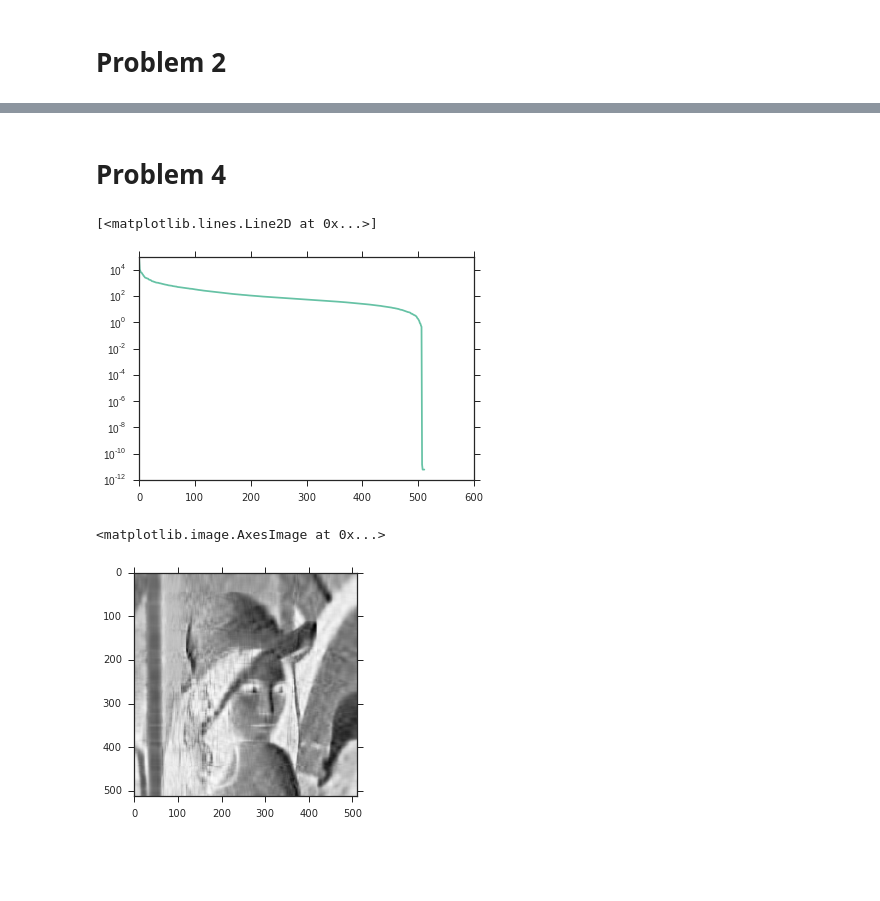
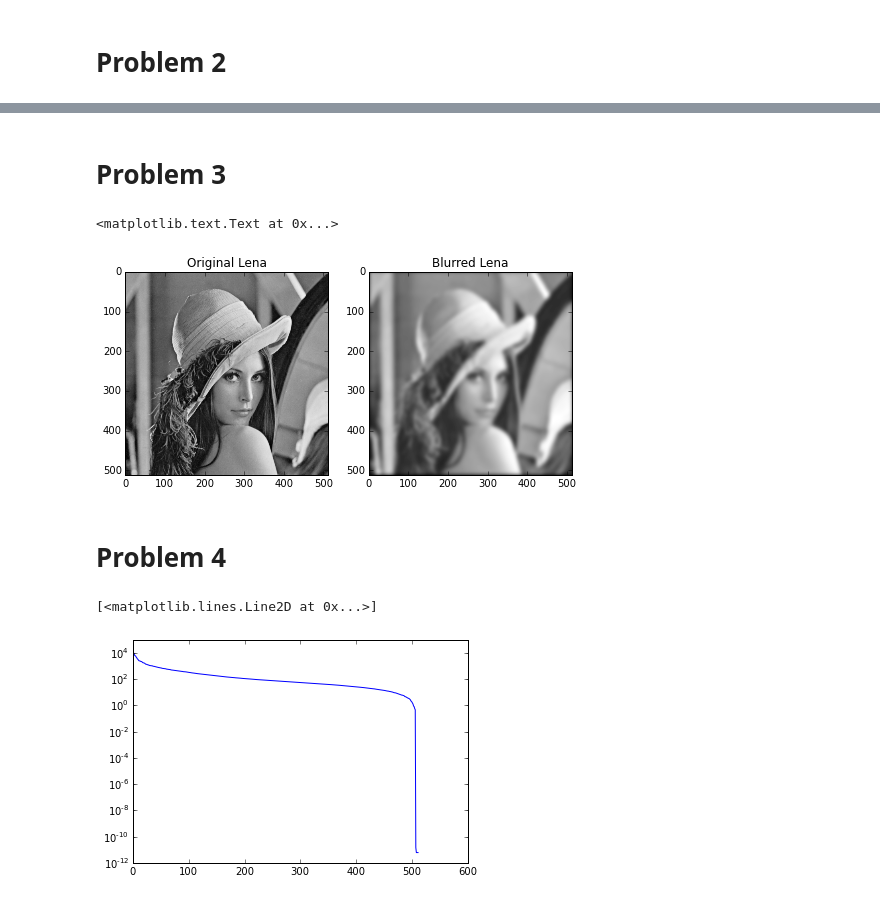
Before and after one commit to silkbottle/nla-hometasks, a Jupyter notebook: homework-2.ipynb, the cells around one changed output, grey strips where cells are left out. Cells and saved outputs as stored; diff of their text form; code cells hidden in the pictures; blank space fills up the shorter version.

Commit message:
add 3d problem

```diff
--- a/homework-2.ipynb
+++ b/homework-2.ipynb
@@ -116,0 +122,2 @@ print np.linalg.norm(A.dot(B) - strassen(A, B))
+# %% [markdown]
+# Problem 3
@@ -117,20 +210,30 @@ print np.linalg.norm(A.dot(B) - strassen(A, B))
+# %%
+def fast_convolution2d(alpha, x):
+    (n, m) = x.shape
+    x_ind = np.append(np.arange(n), np.arange(n - 1) - n + 1)
+    y_ind = np.append(np.arange(m), np.arange(m - 1) - m + 1)
+    i, j = np.meshgrid(x_ind, y_ind)
+    v = np.copy(x)
+    v = np.pad(v, ((0, n - 1), (0, m - 1)), 'constant')
+    T = alpha / np.pi * np.exp(-alpha * (i ** 2 + j ** 2))
+    return np.real(np.fft.ifft2(np.fft.fft2(T) * np.fft.fft2(v))[:n, :m])
+
+from scipy import misc
+lena = misc.lena()
+smooth_lena = fast_convolution2d(1./50, lena)
+fig, ax = plt.subplots(1, 2, figsize=(8, 4))
+ax[0].imshow(lena, cmap = 'gray')
+ax[0].set_title('Original Lena')
+ax[1].imshow(smooth_lena, cmap = 'gray')
+ax[1].set_title('Blurred Lena')
+# %% [output]
+<matplotlib.text.Text at 0x...>
+[figure, added]
 # %% [markdown]
 # Problem 4
 # %%
-from scipy import misc
-lena = misc.lena()
 U, s, V = np.linalg.svd(lena)
 plt.semilogy(s)
 # %% [output]
 [<matplotlib.lines.Line2D at 0x...>]
-[figure, old version]
+[figure, new version]
-# %%
-r = 20
-U1 = U[:, :r]
-s1 = s[:r]
-V1 = V[:r, :]
-# plt.imshow(lena)
-plt.imshow(U1.dot(np.diag(s1).dot(V1)))
-# %% [output]
-<matplotlib.image.AxesImage at 0x...>
-[figure, removed]
```
Also changed, not shown: parts of 8 cells of this notebook.
